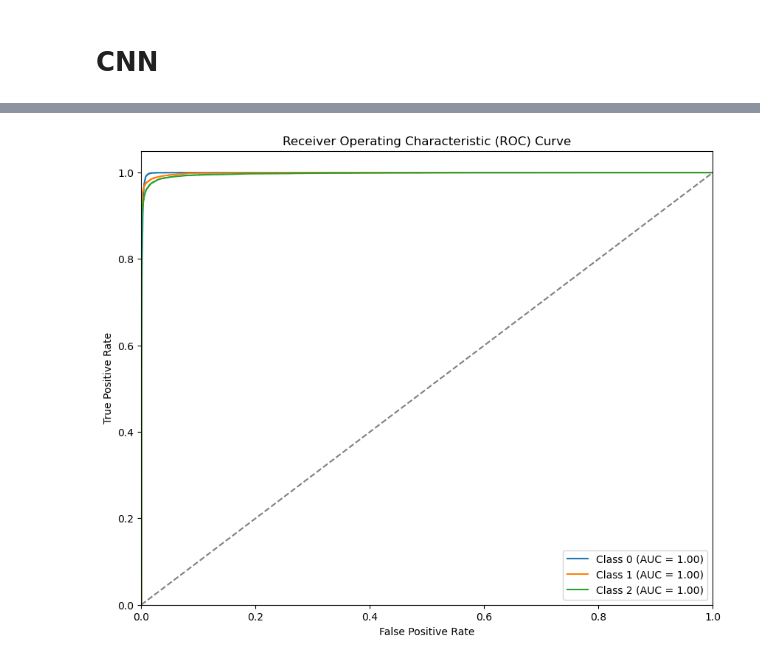
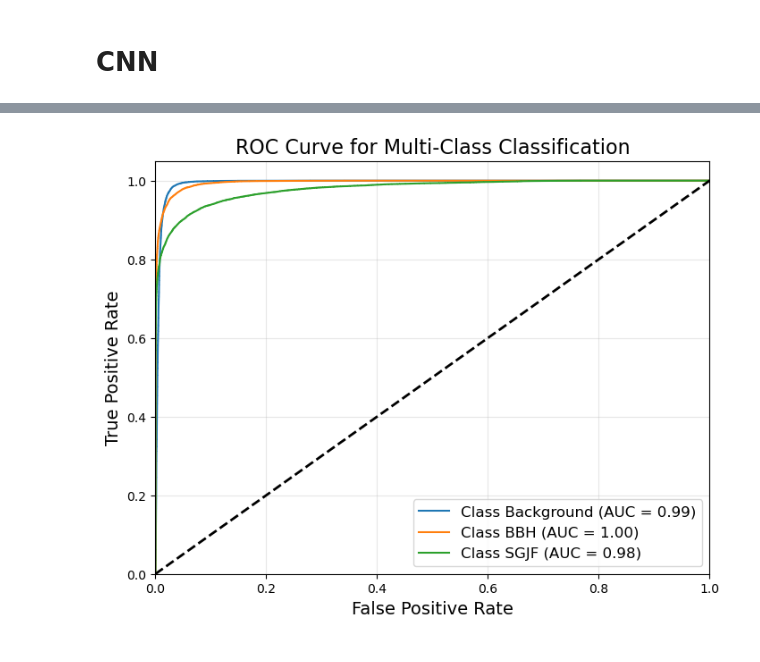
Before and after one commit to EliteApex/SMASH-hackathon, a Jupyter notebook: rebecca_starter.ipynb, the cells around one changed output, grey strips where cells are left out. Cells and saved outputs as stored; diff of their text form; code cells hidden in the pictures.

```diff
--- a/rebecca_starter.ipynb
+++ b/rebecca_starter.ipynb
@@ -68,8 +28,0 @@ x_train shape: (80000, 200, 2), x_test shape: (20000, 200, 2)
-# %%
-x_train = torch.tensor(x_train, dtype=torch.float32)
-x_test = torch.tensor(x_test, dtype=torch.float32)
-bbh = torch.tensor(bbh, dtype=torch.float32)
-sglf = torch.tensor(sglf, dtype=torch.float32)
-
-train_loader = data.DataLoader(x_train, batch_size=32, shuffle=True)
-test_loader = data.DataLoader(x_test, batch_size=32)
@@ -261,13 +56,13 @@ input_shape = (200, 2)
 
 model = models.Sequential([
     layers.Conv1D(filters=16, kernel_size=3, activation='relu', input_shape=input_shape,
-                  kernel_regularizer=regularizers.l2(0.01)),
+                  kernel_regularizer=regularizers.l2(0.1)),
     layers.MaxPooling1D(pool_size=2),
     layers.Conv1D(filters=32, kernel_size=3, activation='relu',
-                  kernel_regularizer=regularizers.l2(0.01)),
+                  kernel_regularizer=regularizers.l2(0.1)),
     layers.MaxPooling1D(pool_size=2),
     layers.Conv1D(filters=64, kernel_size=3, activation='relu',
-                  kernel_regularizer=regularizers.l2(0.01)),
+                  kernel_regularizer=regularizers.l2(0.1)),
     layers.MaxPooling1D(pool_size=2),
     layers.Flatten(),
     layers.Dense(128, activation='relu', kernel_regularizer=regularizers.l2(0.01)),
@@ -363,36 +133,48 @@ Test Loss: 0.16172869503498077, Test Accuracy: 0.9754833579063416
 from sklearn.metrics import roc_curve, auc
 from sklearn.preprocessing import label_binarize
 import matplotlib.pyplot as plt
+import numpy as np
 
-# Make predictions on the test set (output is probabilities for each class)
-y_pred = model.predict(X_test)
+def plot_roc_multiclass(model, X_test, y_test, class_labels):
+    """
+    Plots the ROC curve for a multi-class classification model.
 
-# Binarize the labels for multi-class classification (one-hot encoding)
-y_test_bin = label_binarize(y_test, classes=[0, 1, 2])  # 0, 1, 2 are your classes
+    Parameters:
+    - model: Trained Keras model.
+    - X_test: Test data (features).
+    - y_test: Test data (labels).
+    - class_labels: List of class labels.
+    """
+    # Binarize the labels for multi-class ROC curve computation
+    y_test_bin = label_binarize(y_test, classes=range(len(class_labels)))
 
-# Compute ROC curve and ROC AUC for each class
-fpr = {}
-tpr = {}
-roc_auc = {}
-for i in range(3):  # 3 classes: background, BBH, SGJF
-    fpr[i], tpr[i], _ = roc_curve(y_test_bin[:, i], y_pred[:, i])
-    roc_auc[i] = auc(fpr[i], tpr[i])
+    # Get the predicted probabilities for each class
+    y_score = model.predict(X_test)
 
-# Plot ROC curves for each class
-plt.figure(figsize=(10, 8))
-for i in range(3):
-    plt.plot(fpr[i], tpr[i], label=f'Class {i} (AUC = {roc_auc[i]:.2f})')
+    # Compute ROC curve and AUC for each class
+    fpr = {}
+    tpr = {}
+    roc_auc = {}
+    for i in range(len(class_labels)):
+        fpr[i], tpr[i], _ = roc_curve(y_test_bin[:, i], y_score[:, i])
+        roc_auc[i] = auc(fpr[i], tpr[i])
 
-# Plot the diagonal line (no discrimination)
-plt.plot([0, 1], [0, 1], linestyle='--', color='gray')
+    # Plot the ROC curves
+    plt.figure(figsize=(8, 6))
+    for i, label in enumerate(class_labels):
+        plt.plot(fpr[i], tpr[i], label=f"Class {label} (AUC = {roc_auc[i]:.2f})")
 
-# Labeling the plot
-plt.xlim([0.0, 1.0])
-plt.ylim([0.0, 1.05])
-plt.xlabel('False Positive Rate')
-plt.ylabel('True Positive Rate')
-plt.title('Receiver Operating Characteristic (ROC) Curve')
-plt.legend(loc='lower right')
+    plt.plot([0, 1], [0, 1], 'k--', lw=2)  # Diagonal line
+    plt.xlim([0.0, 1.0])
+    plt.ylim([0.0, 1.05])
+    plt.xlabel("False Positive Rate", fontsize=14)
+    plt.ylabel("True Positive Rate", fontsize=14)
+    plt.title("ROC Curve for Multi-Class Classification", fontsize=16)
+    plt.legend(loc="lower right", fontsize=12)
+    plt.grid(alpha=0.3)
+    plt.show()
 
-plt.show()
+# Example usage:
+class_labels = ['Background', 'BBH', 'SGJF']
+plot_roc_multiclass(model, X_test, y_test, class_labels)
 # %% [output]
@@ -400 +182 @@ plt.show()
-[figure, old version]
+[figure, new version]
```
Also changed, not shown: parts of 30 cells of this notebook.
